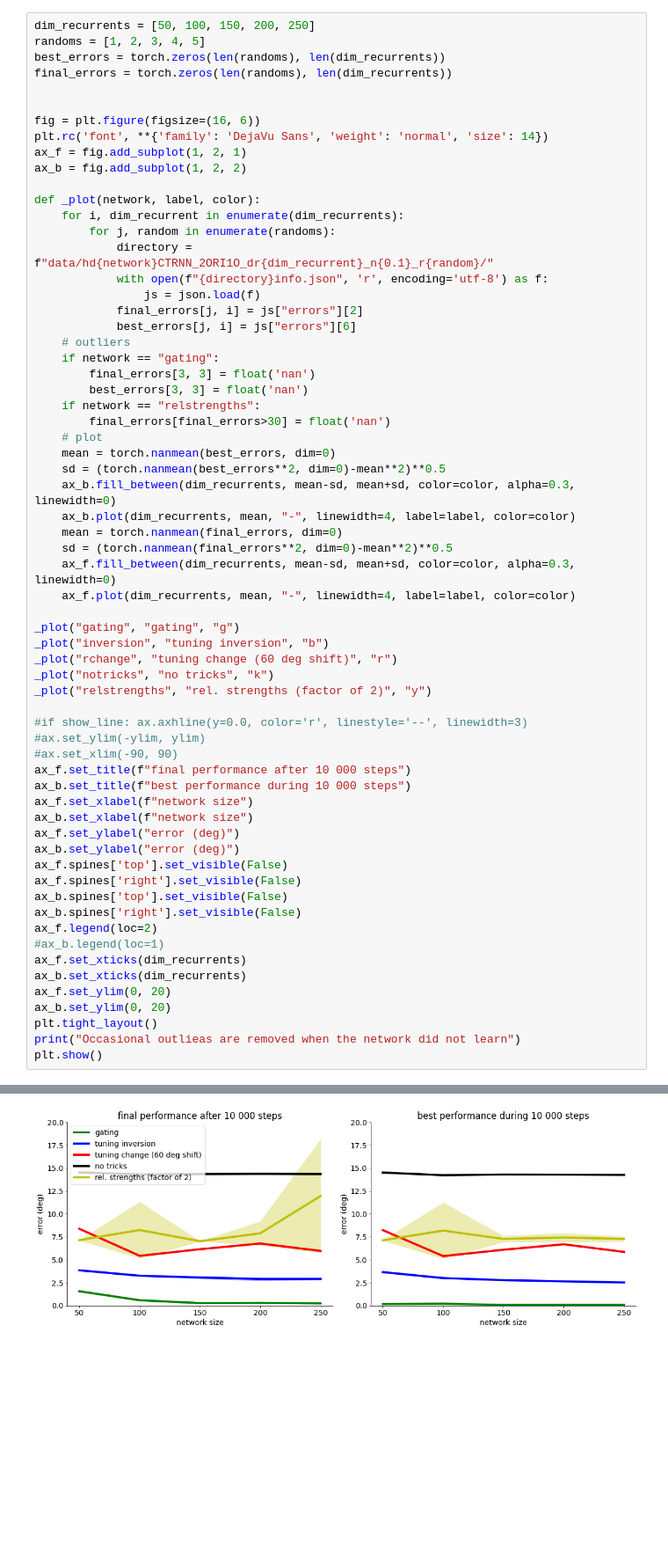
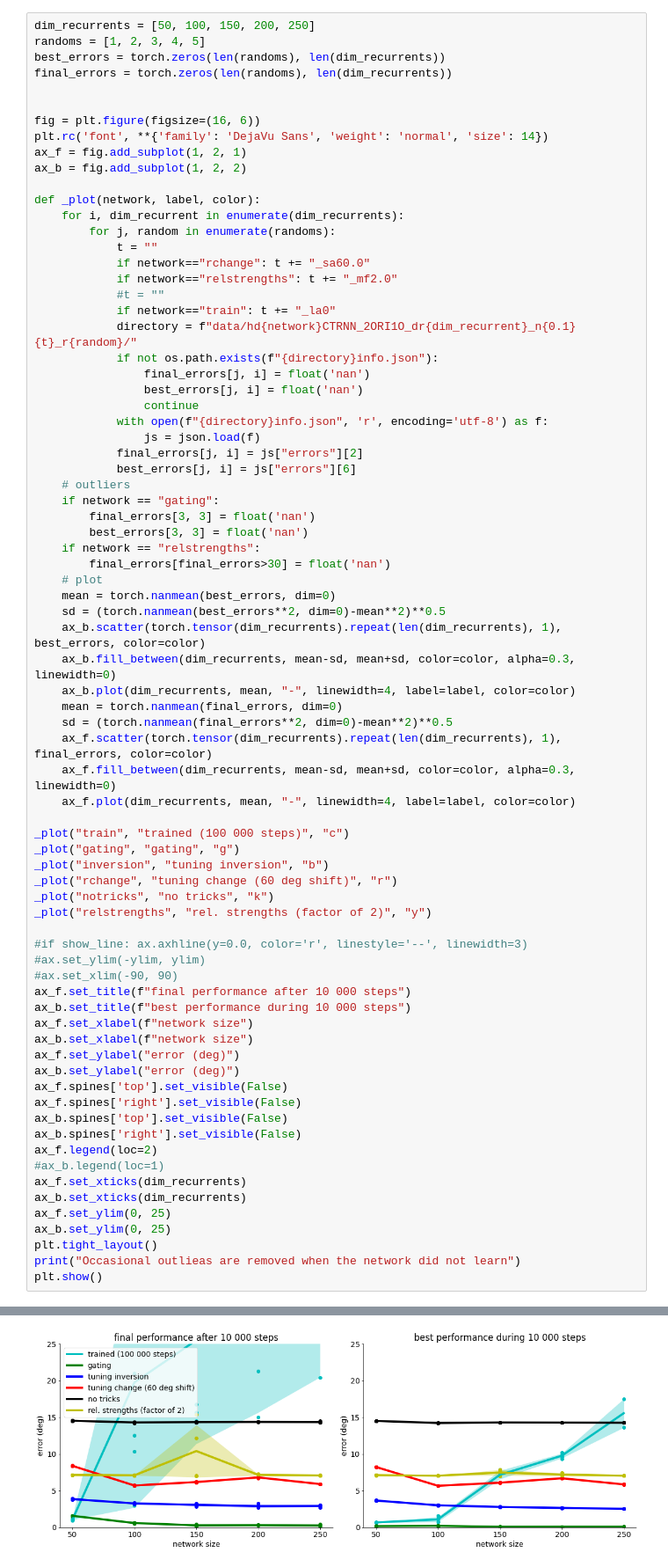
Before and after one commit to azaho/dynamictuning, a Jupyter notebook: analysis_and_figures_comparehd.ipynb, the cells around one changed output, grey strips where cells are left out. Shown at 88% size. Drawn from its saved outputs; the diff is of its cells as text; blank space fills up the shorter version.

```diff
--- a/analysis_and_figures_comparehd.ipynb
+++ b/analysis_and_figures_comparehd.ipynb
@@ -20,7 +21,16 @@ ax_b = fig.add_subplot(1, 2, 2)
 def _plot(network, label, color):
     for i, dim_recurrent in enumerate(dim_recurrents):
         for j, random in enumerate(randoms):
-            directory = f"data/hd{network}CTRNN_2ORI1O_dr{dim_recurrent}_n{0.1}_r{random}/"
+            t = ""
+            if network=="rchange": t += "_sa60.0"
+            if network=="relstrengths": t += "_mf2.0"
+            #t = ""
+            if network=="train": t += "_la0"
+            directory = f"data/hd{network}CTRNN_2ORI1O_dr{dim_recurrent}_n{0.1}{t}_r{random}/"
+            if not os.path.exists(f"{directory}info.json"):
+                final_errors[j, i] = float('nan')
+                best_errors[j, i] = float('nan')
+                continue
             with open(f"{directory}info.json", 'r', encoding='utf-8') as f:
                 js = json.load(f)
             final_errors[j, i] = js["errors"][2]
@@ -34,43 +44,46 @@ def _plot(network, label, color):
     # plot
     mean = torch.nanmean(best_errors, dim=0)
     sd = (torch.nanmean(best_errors**2, dim=0)-mean**2)**0.5
+    ax_b.scatter(torch.tensor(dim_recurrents).repeat(len(dim_recurrents), 1), best_errors, color=color)
     ax_b.fill_between(dim_recurrents, mean-sd, mean+sd, color=color, alpha=0.3, linewidth=0)
     ax_b.plot(dim_recurrents, mean, "-", linewidth=4, label=label, color=color)
     mean = torch.nanmean(final_errors, dim=0)
     sd = (torch.nanmean(final_errors**2, dim=0)-mean**2)**0.5
+    ax_f.scatter(torch.tensor(dim_recurrents).repeat(len(dim_recurrents), 1), final_errors, color=color)
     ax_f.fill_between(dim_recurrents, mean-sd, mean+sd, color=color, alpha=0.3, linewidth=0)
     ax_f.plot(dim_recurrents, mean, "-", linewidth=4, label=label, color=color)
 
+_plot("train", "trained (100 000 steps)", "c")
 _plot("gating", "gating", "g")
 _plot("inversion", "tuning inversion", "b")
 _plot("rchange", "tuning change (60 deg shift)", "r")
 _plot("notricks", "no tricks", "k")
 _plot("relstrengths", "rel. strengths (factor of 2)", "y")
 
 #if show_line: ax.axhline(y=0.0, color='r', linestyle='--', linewidth=3)
 #ax.set_ylim(-ylim, ylim)
 #ax.set_xlim(-90, 90)
 ax_f.set_title(f"final performance after 10 000 steps")
 ax_b.set_title(f"best performance during 10 000 steps")
 ax_f.set_xlabel(f"network size")
 ax_b.set_xlabel(f"network size")
 ax_f.set_ylabel("error (deg)")
 ax_b.set_ylabel("error (deg)")
 ax_f.spines['top'].set_visible(False)
 ax_f.spines['right'].set_visible(False)
 ax_b.spines['top'].set_visible(False)
 ax_b.spines['right'].set_visible(False)
 ax_f.legend(loc=2)
 #ax_b.legend(loc=1)
 ax_f.set_xticks(dim_recurrents)
 ax_b.set_xticks(dim_recurrents)
-ax_f.set_ylim(0, 20)
-ax_b.set_ylim(0, 20)
+ax_f.set_ylim(0, 25)
+ax_b.set_ylim(0, 25)
 plt.tight_layout()
 print("Occasional outlieas are removed when the network did not learn")
 plt.show()
 # %% [output]
 Occasional outlieas are removed when the network did not learn
-[figure, old version]
+[figure, new version]
 # %%
 dim_recurrent = 100
```
Also changed, not shown: parts of 7 cells of this notebook, 6 other files.
